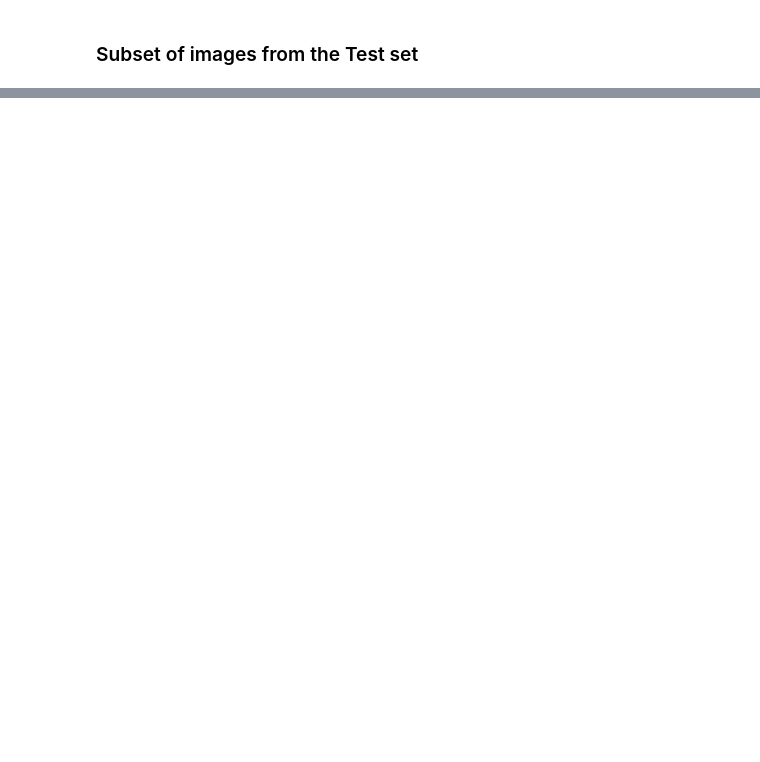
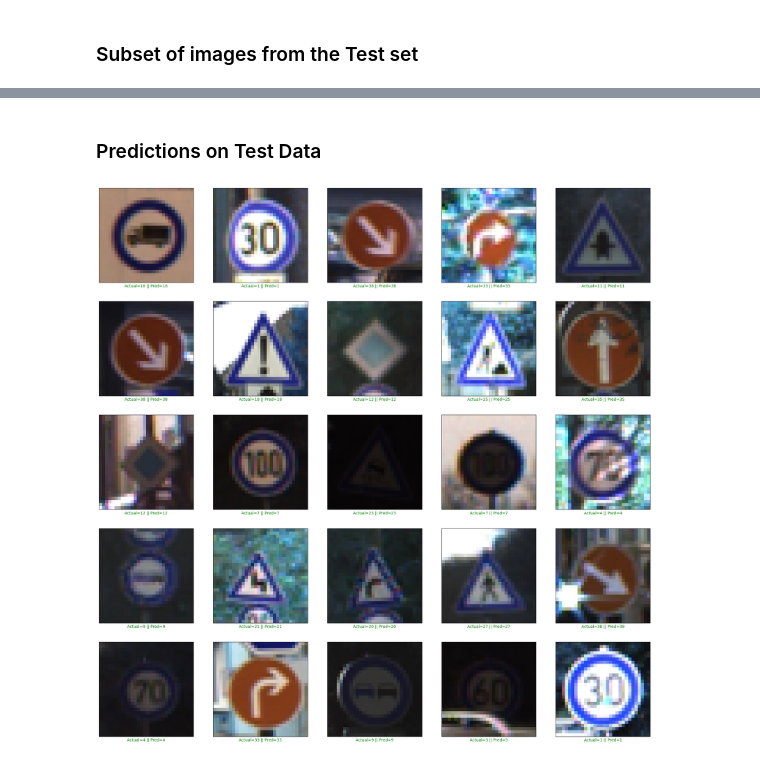
Before and after one commit to SysteM1922/projeto-taa-1, a Jupyter notebook: project.ipynb, the cells around one changed output, grey strips where cells are left out. Saved outputs shown, nothing was run; the diff lists cells and outputs as text; code cells hidden in the pictures; blank space fills up the shorter version.

```diff
--- a/project.ipynb
+++ b/project.ipynb
@@ -78,0 +113,5 @@ plt.show()
+# %%
+shuffle_indexes = np.arange(image_data.shape[0])
+np.random.shuffle(shuffle_indexes)
+image_data = image_data[shuffle_indexes]
+image_labels = image_labels[shuffle_indexes]
@@ -78,0 +226,23 @@ plt.show()
+# %%
+test = pd.read_csv('dataset/Test.csv')
+
+labels = test["ClassId"].values
+imgs = test["Path"].values
+
+data =[]
+
+for img in imgs:
+    try:
+        image = cv2.imread('dataset/' +img)
+        image_fromarray = Image.fromarray(image, 'RGB')
+        resize_image = image_fromarray.resize((IMG_HEIGHT, IMG_WIDTH))
+        data.append(np.array(resize_image))
+    except:
+        print("Error in " + img)
+X_test = np.array(data)
+X_test = X_test/255
+
+pred = model.predict(X_test).argmax(axis=-1)
+
+#Accuracy with the test data
+print('Test Data accuracy: ',accuracy_score(labels, pred)*100)
@@ -78,0 +287,21 @@ plt.show()
+# %% [markdown]
+### Predictions on Test Data
+# %%
+plt.figure(figsize = (25, 25))
+
+start_index = 0
+for i in range(25):
+    plt.subplot(5, 5, i + 1)
+    plt.grid(False)
+    plt.xticks([])
+    plt.yticks([])
+    prediction = pred[start_index + i]
+    actual = labels[start_index + i]
+    col = 'g'
+    if prediction != actual:
+        col = 'r'
+    plt.xlabel('Actual={} || Pred={}'.format(actual, prediction), color = col)
+    plt.imshow(X_test[start_index + i])
+plt.show()
+# %% [output]
+[figure, added]
```
Also changed, not shown: parts of 26 cells of this notebook, 6 other files.
